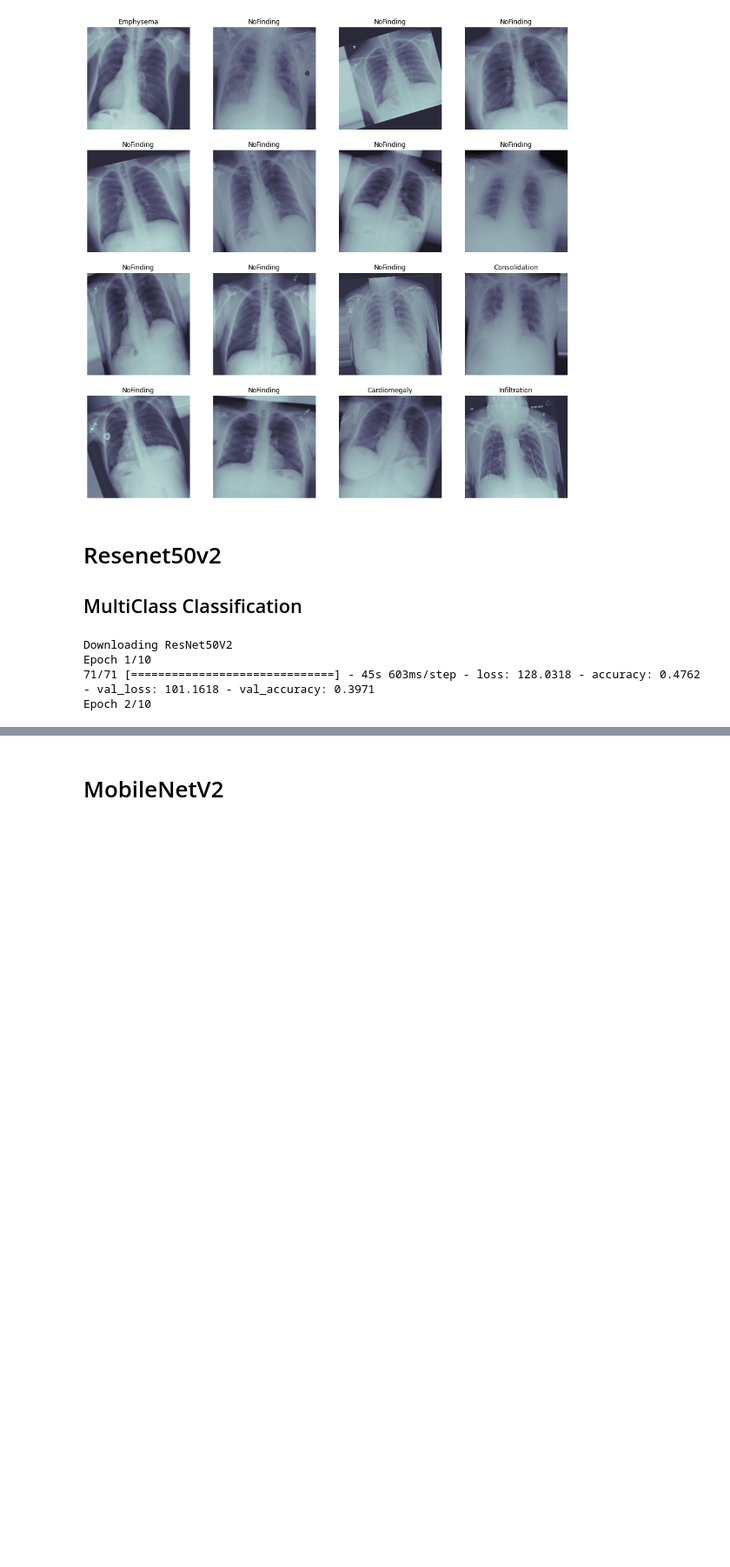
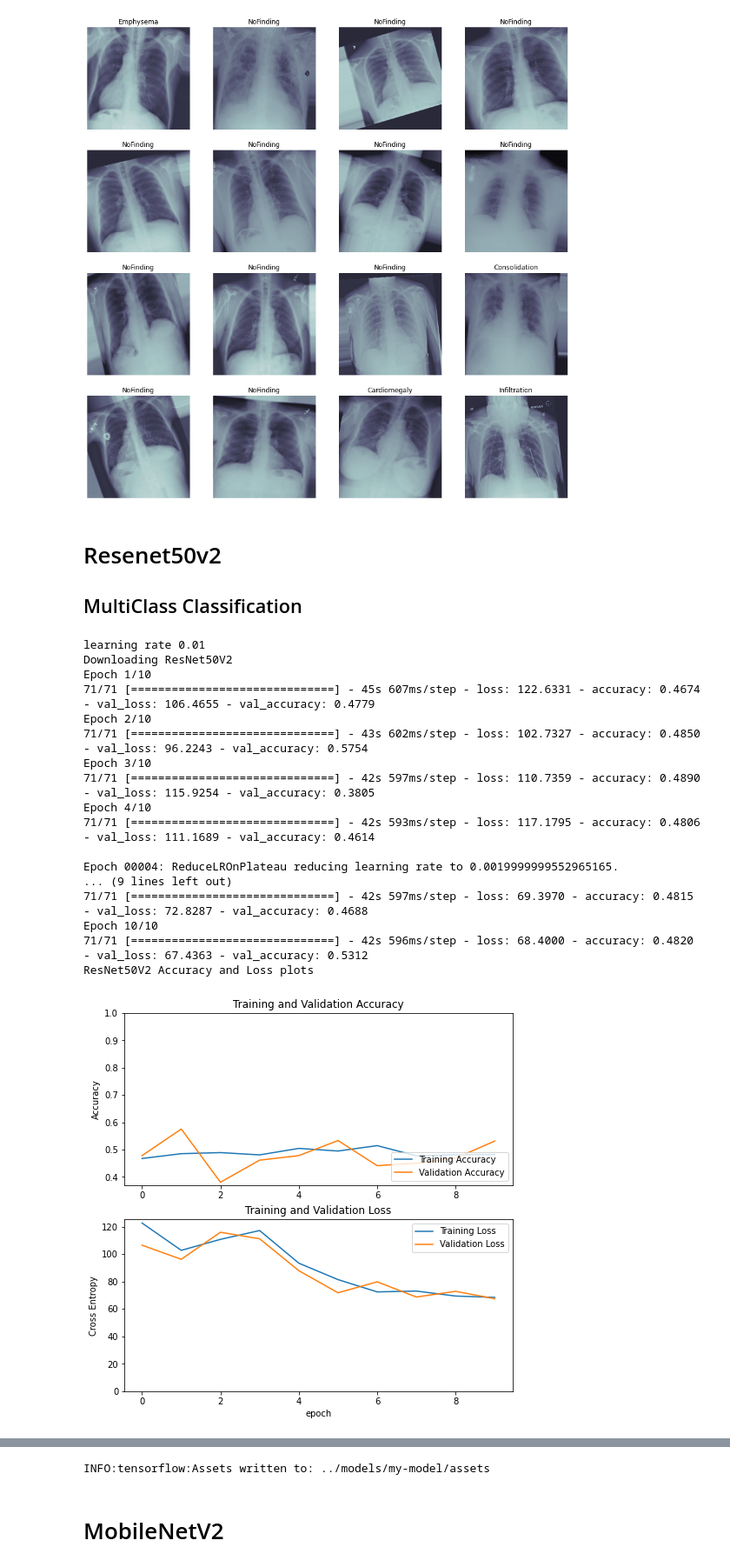
Before and after one commit to jayhombal/covid19-image-detection, a Jupyter notebook: notebooks/COVID-19-Image-Classification-phase1.ipynb, the cells around one changed output, grey strips where cells are left out. Shown at 87% size. Drawn from its saved outputs; the diff is of its cells as text; code cells hidden in the pictures; blank space fills up the shorter version.

```diff
--- a/notebooks/COVID-19-Image-Classification-phase1.ipynb
+++ b/notebooks/COVID-19-Image-Classification-phase1.ipynb
@@ -177,36 +174,51 @@ for (c_x, c_y, c_ax) in zip(t_x, t_y, m_axs.flatten()):
 freeze_layers = True
 model_name = 'ResNet50V2'
 activation ='softmax'
-learning_rate = 0.1
-fine_tune_at_layer = 178
+learning_rate = 0.01
+ft_learning_rate = 0.0001
+fine_tune_at_layer = 186
 
 resnetv2_base_model = train_model.get_base_model_with_new_toplayer(base_model=model_name,
                                                           freeze_layers = freeze_layers,
                                                           num_classes = NUM_CLASSES,
                                                           activation_func=activation,
                                                           learning_rate = learning_rate,
                                                           input_shape = IMAGE_SHAPE)
 
-resnetv2_history = train_model.fit_model(resnetv2_base_model, train_generator, valid_generator,num_epochs=NUM_EPOCHS,batch_size=32)
+resnetv2_history = train_model.fit_model(resnetv2_base_model, train_generator, valid_generator,num_epochs=NUM_EPOCHS,batch_size=BATCH_SIZE)
 
 print(f'{model_name} Accuracy and Loss plots')
 train_model.plot_accuracy_and_loss(resnetv2_history)
 
 
 print("\n")
 #fine_tune model_name
 resnetv2_model_ft = train_model.fine_tune_model(resnetv2_base_model,learning_rate,optimizer='Adam',fine_tune_at_layer=fine_tune_at_layer, activation_func=activation)
 
 print("\n")
 print(f'Fine-Tuned {model_name} Training and Validation: ')
 resnetv2_model_ft_history = train_model.fit_model(resnetv2_model_ft, train_generator,
         valid_generator,
-        num_epochs=NUM_EPOCHS)
+        num_epochs=NUM_EPOCHS,batch_size=BATCH_SIZE)
 
 print(f'Fine-Tuned {model_name} Accuracy and Loss plots')
 train_model.plot_accuracy_and_loss(resnetv2_model_ft_history)
 # %% [output]
+learning rate 0.01
 Downloading ResNet50V2
 Epoch 1/10
-71/71 [==============================] - 45s 603ms/step - loss: 128.0318 - accuracy: 0.4762 - val_loss: 101.1618 - val_accuracy: 0.3971
+71/71 [==============================] - 45s 607ms/step - loss: 122.6331 - accuracy: 0.4674 - val_loss: 106.4655 - val_accuracy: 0.4779
 Epoch 2/10
+71/71 [==============================] - 43s 602ms/step - loss: 102.7327 - accuracy: 0.4850 - val_loss: 96.2243 - val_accuracy: 0.5754
+Epoch 3/10
+71/71 [==============================] - 42s 597ms/step - loss: 110.7359 - accuracy: 0.4890 - val_loss: 115.9254 - val_accuracy: 0.3805
+Epoch 4/10
+71/71 [==============================] - 42s 593ms/step - loss: 117.1795 - accuracy: 0.4806 - val_loss: 111.1689 - val_accuracy: 0.4614
+
+Epoch 00004: ReduceLROnPlateau reducing learning rate to 0.0019999999552965165.
+... (9 lines left out)
+71/71 [==============================] - 42s 597ms/step - loss: 69.3970 - accuracy: 0.4815 - val_loss: 72.8287 - val_accuracy: 0.4688
+Epoch 10/10
+71/71 [==============================] - 42s 596ms/step - loss: 68.4000 - accuracy: 0.4820 - val_loss: 67.4363 - val_accuracy: 0.5312
+ResNet50V2 Accuracy and Loss plots
+[figure, added]
@@ -214,6 +243,8 @@ KeyboardInterrupt:
 # %%
 # for now saving resnetv2 as best model
-resnetv2_model_ft.save('../models/my-model')
+resnetv2_model_ft.save('models/my-model')
+# %% [output]
+INFO:tensorflow:Assets written to: ../models/my-model/assets
 # %% [markdown]
 # MobileNetV2
 # %%
```
Also changed, not shown: parts of 6 cells of this notebook, 1 other file.
